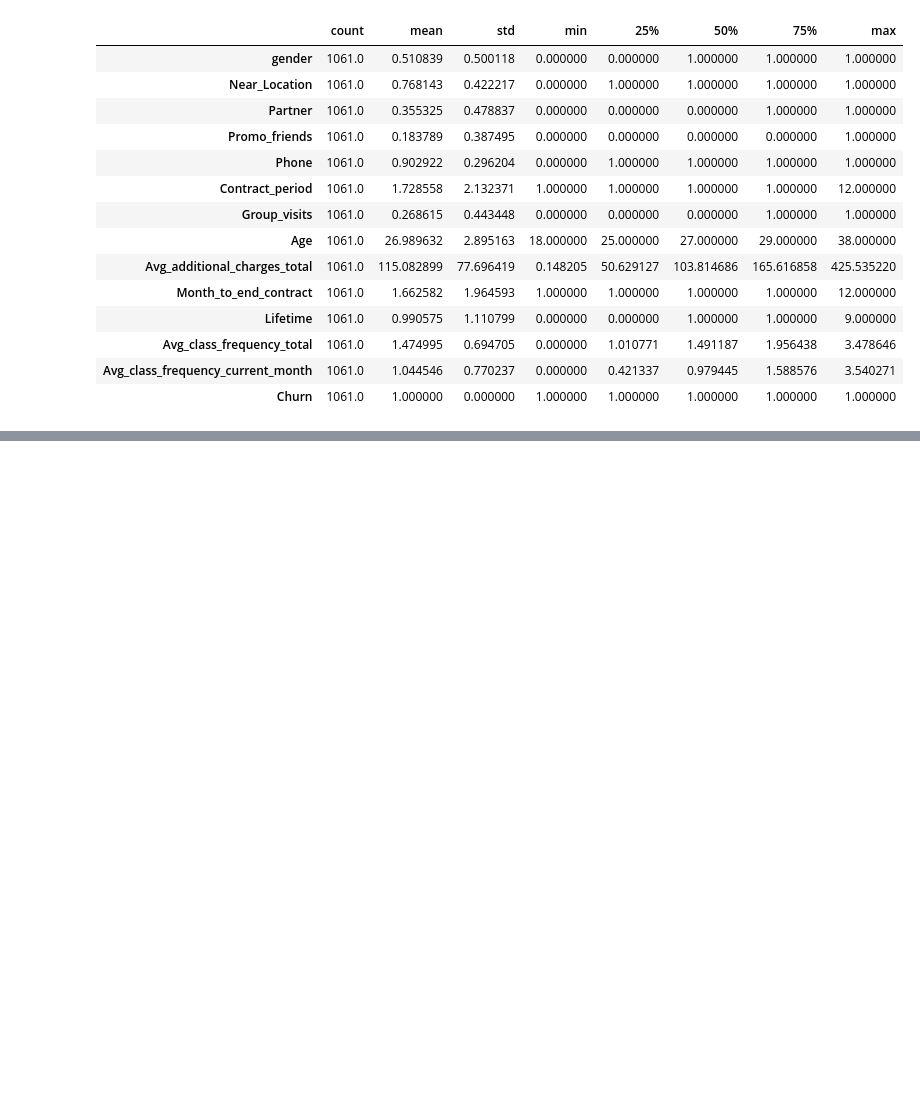
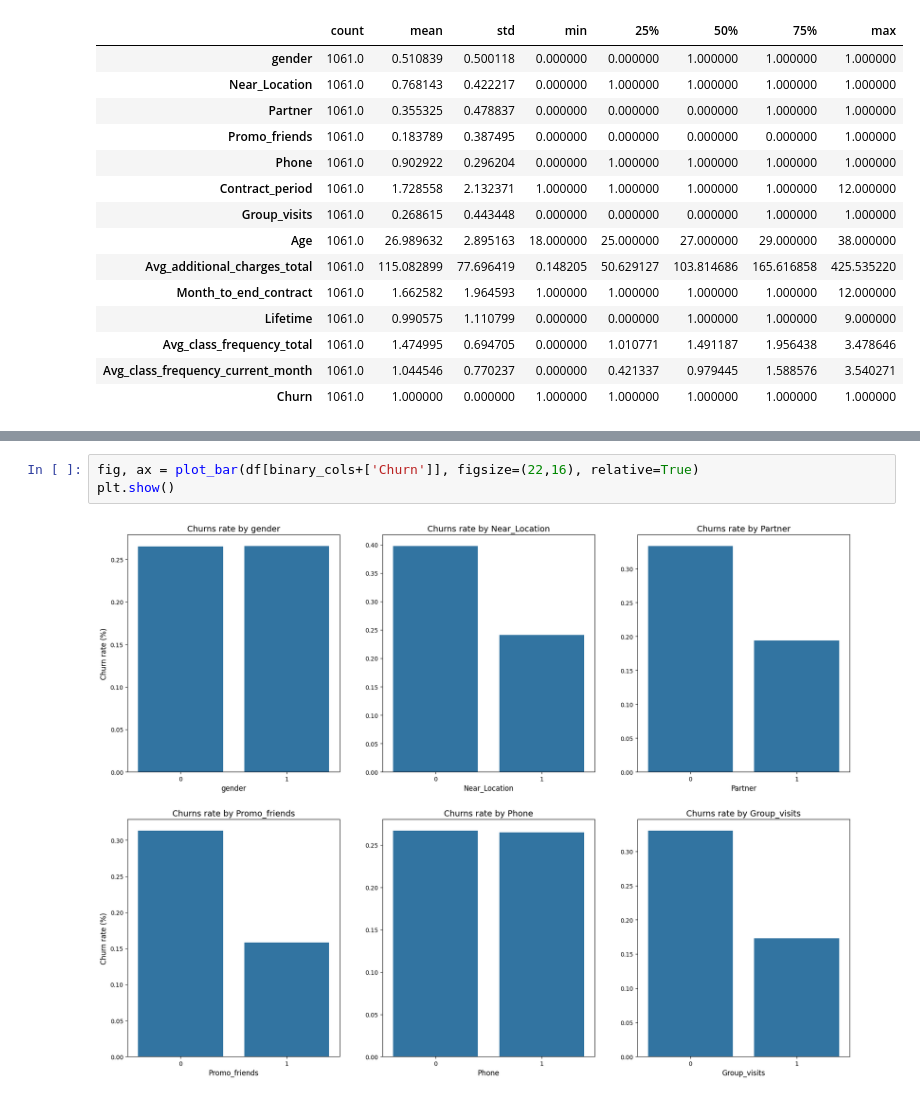
Before and after one commit to kennethwirjadisastra/customer_churn, a Jupyter notebook: gym_churn_eda.ipynb, the cells around one changed output, grey strips where cells are left out. Cells and saved outputs as stored; diff of their text form; blank space fills up the shorter version.

```diff
--- a/gym_churn_eda.ipynb
+++ b/gym_churn_eda.ipynb
@@ -200,0 +322,5 @@ plt.show()
+# %%
+fig, ax = plot_bar(df[binary_cols+['Churn']], figsize=(22,16), relative=True)
+plt.show()
+# %% [output]
+[figure, added]
```
Also changed, not shown: parts of 10 cells of this notebook.
